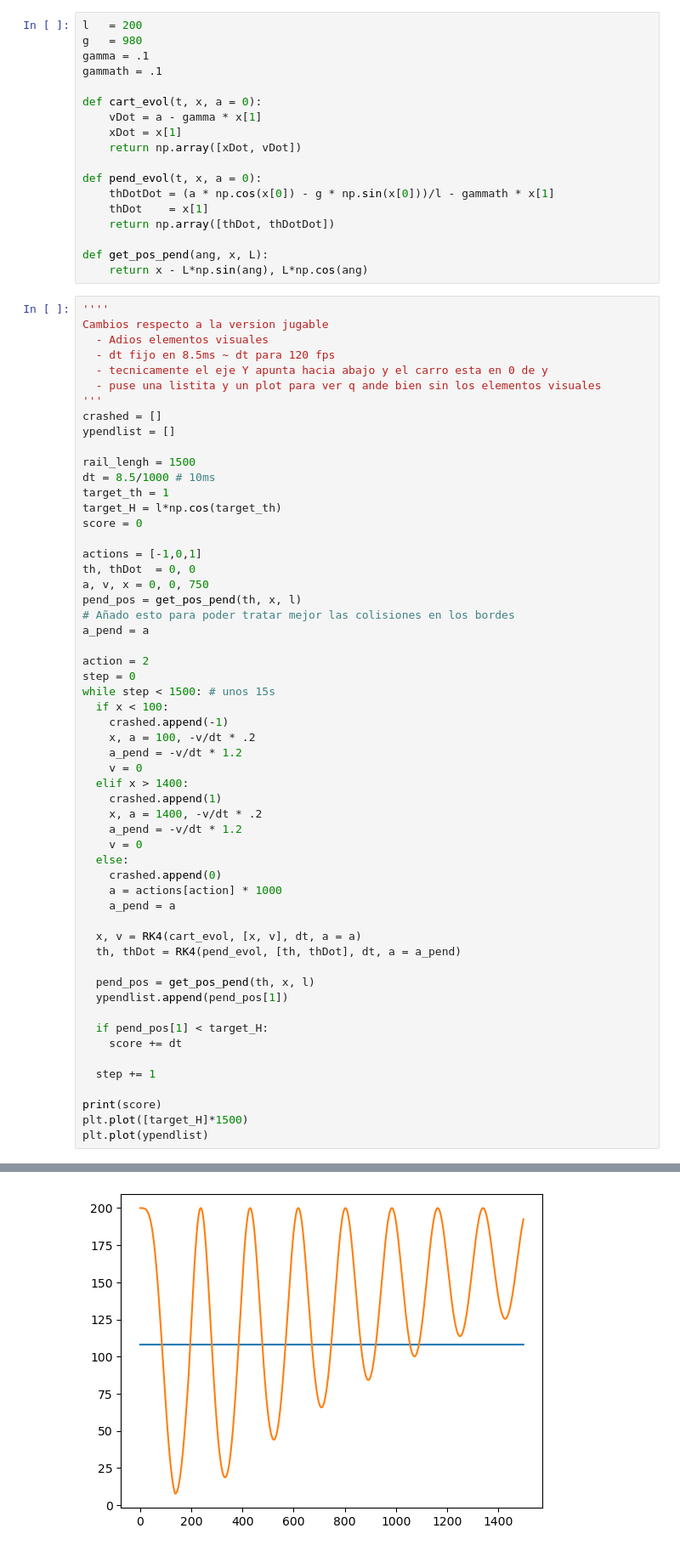
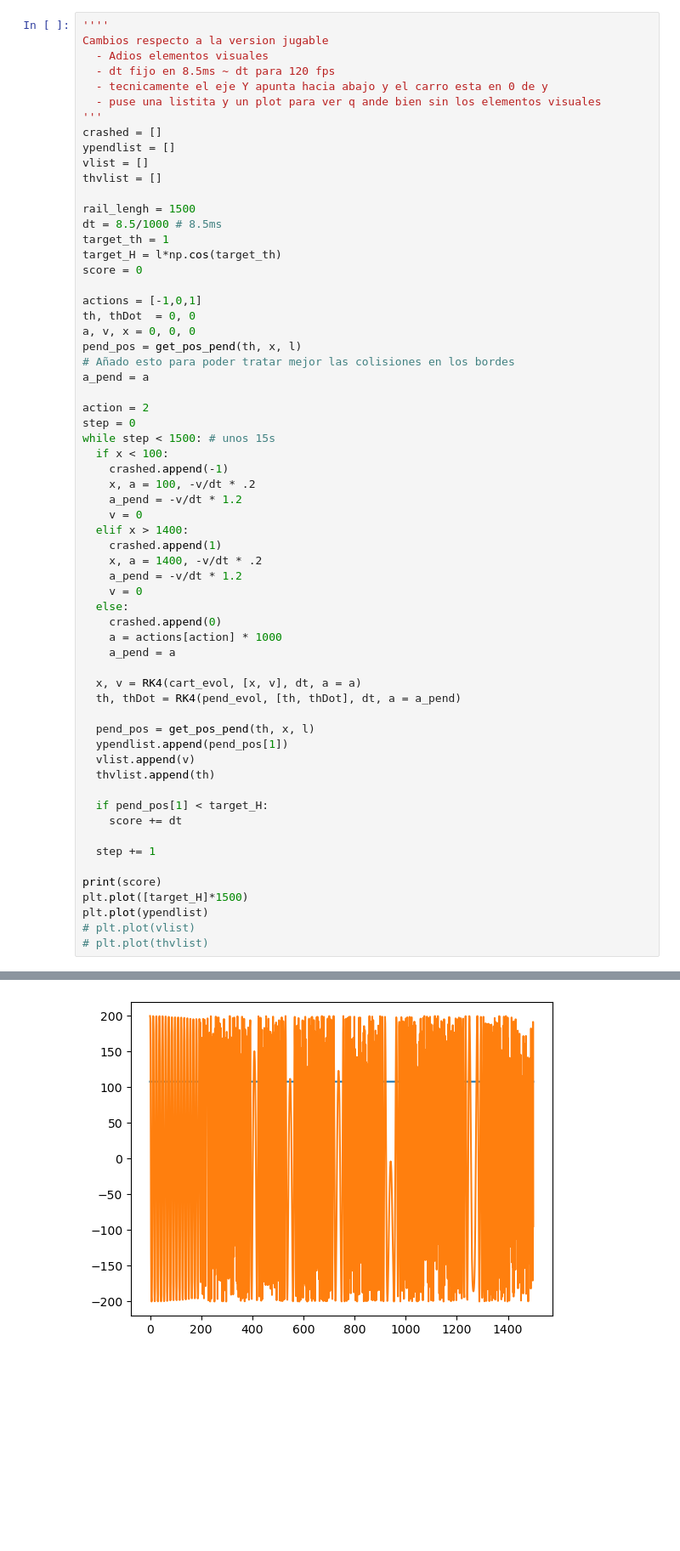
Before and after one commit to coNimaTo/Investigacion-I, a Jupyter notebook: Pendulo/pendulo_env.ipynb, the cells around one changed output, grey strips where cells are left out. Shown at 85% size. Cells and saved outputs as stored; diff of their text form; blank space fills up the shorter version.

```diff
--- a/Pendulo/pendulo_env.ipynb
+++ b/Pendulo/pendulo_env.ipynb
@@ -24,21 +47,3 @@ def RK4(fun, x, dt, t = 0, a = 0):
-# %%
-l   = 200
-g   = 980
-gamma = .1
-gammath = .1
-
-def cart_evol(t, x, a = 0):
-    vDot = a - gamma * x[1]
-    xDot = x[1]
-    return np.array([xDot, vDot])
-
-def pend_evol(t, x, a = 0):
-    thDotDot = (a * np.cos(x[0]) - g * np.sin(x[0]))/l - gammath * x[1]
-    thDot    = x[1]
-    return np.array([thDot, thDotDot])
-
-def get_pos_pend(ang, x, L):
-    return x - L*np.sin(ang), L*np.cos(ang)
 # %%
 ''''
 Cambios respecto a la version jugable
@@ -49,16 +54,18 @@ Cambios respecto a la version jugable
 '''
 crashed = []
 ypendlist = []
+vlist = []
+thvlist = []
 
 rail_lengh = 1500
-dt = 8.5/1000 # 10ms
+dt = 8.5/1000 # 8.5ms
 target_th = 1
 target_H = l*np.cos(target_th)
 score = 0
 
 actions = [-1,0,1]
 th, thDot  = 0, 0
-a, v, x = 0, 0, 750
+a, v, x = 0, 0, 0
 pend_pos = get_pos_pend(th, x, l)
 # Añado esto para poder tratar mejor las colisiones en los bordes
 a_pend = a
@@ -86,6 +93,8 @@ while step < 1500: # unos 15s
 
   pend_pos = get_pos_pend(th, x, l)
   ypendlist.append(pend_pos[1])
+  vlist.append(v)
+  thvlist.append(th)
 
   if pend_pos[1] < target_H:
     score += dt
@@ -95,4 +104,6 @@ while step < 1500: # unos 15s
 print(score)
 plt.plot([target_H]*1500)
 plt.plot(ypendlist)
+# plt.plot(vlist)
+# plt.plot(thvlist)
 # %% [output]
@@ -100,2 +111,2 @@ plt.plot(ypendlist)
 [<matplotlib.lines.Line2D at 0x...>]
-[figure, old version]
+[figure, new version]
```
Also changed, not shown: parts of 8 cells of this notebook, 4 other files.
